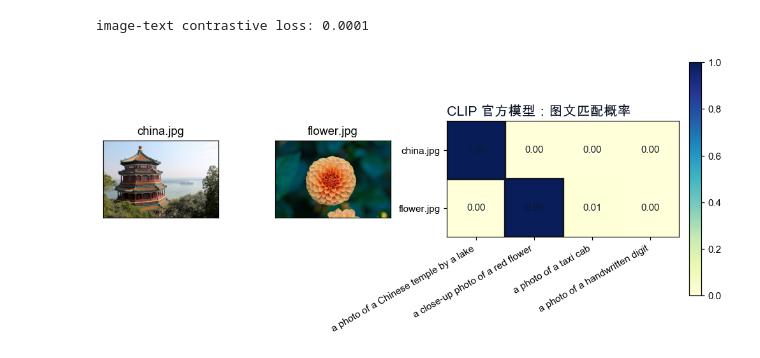
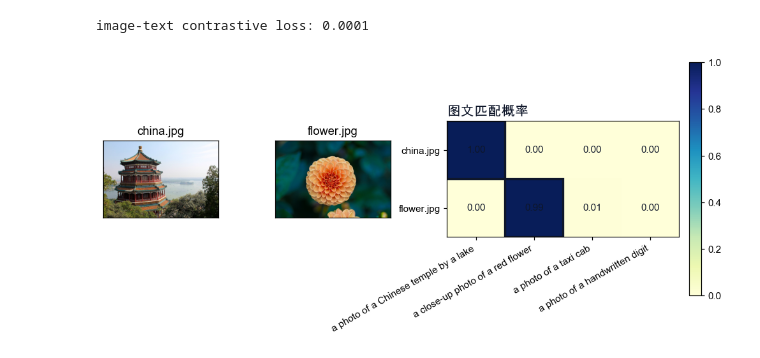
Before and after one commit to zhesun-0209/ai-thinking-labs, a Jupyter notebook: notebooks/ch10_clip_infonce.ipynb, the cells around one changed output. Drawn from its saved outputs; the diff is of its cells as text; code cells hidden in the pictures.

```diff
--- a/notebooks/ch10_clip_infonce.ipynb
+++ b/notebooks/ch10_clip_infonce.ipynb
@@ -124,32 +128,32 @@ Using a slow image processor as `use_fast` is unset and a slow processor was sav
 | flower.jpg | 0.0 | 0.993 | 0.006 | 0.001 |
 image-text contrastive loss: 0.0001
 # %%
-# 绘制真实图片和 CLIP 图文概率矩阵。
+# 绘制真实图片和图文匹配概率矩阵。
 sim_matrix = probs.numpy()
 fig = plt.figure(figsize=(11.0, 5.4))
 gs = fig.add_gridspec(1, 3, width_ratios=[1.0, 1.0, 2.2], wspace=0.35)
 
 for idx, image in enumerate(clip_images):
     ax_img = fig.add_subplot(gs[0, idx])
     ax_img.imshow(image)
     ax_img.set_title(image_names[idx], fontweight="bold")
     ax_img.set_xticks([])
     ax_img.set_yticks([])
 
 ax = fig.add_subplot(gs[0, 2])
 im = ax.imshow(sim_matrix, cmap="YlGnBu", vmin=0, vmax=1)
 ax.set_xticks(range(len(text_prompts)), text_prompts, rotation=30, ha="right")
 ax.set_yticks(range(len(image_names)), image_names)
 for i in range(len(image_names)):
     best = int(np.argmax(sim_matrix[i]))
     for j in range(len(text_prompts)):
         value = sim_matrix[i, j]
         ax.text(j, i, f"{value:.2f}", ha="center", va="center", color="#0f172a", fontweight="bold" if j == best else "normal")
         if j == best:
             ax.add_patch(plt.Rectangle((j - 0.5, i - 0.5), 1, 1, fill=False, edgecolor="#0f172a", linewidth=2.2))
-ax.set_title("CLIP 官方模型：图文匹配概率", loc="left", fontsize=14, fontweight="bold", color="#0f172a")
+ax.set_title("图文匹配概率", loc="left", fontsize=14, fontweight="bold", color="#0f172a")
 fig.colorbar(im, ax=ax, fraction=0.046, pad=0.04)
 plt.tight_layout()
 plt.show()
 # %% [output]
-[figure, old version]
+[figure, new version]
```
Also changed, not shown: parts of 5 cells of this notebook, 55 other files.
